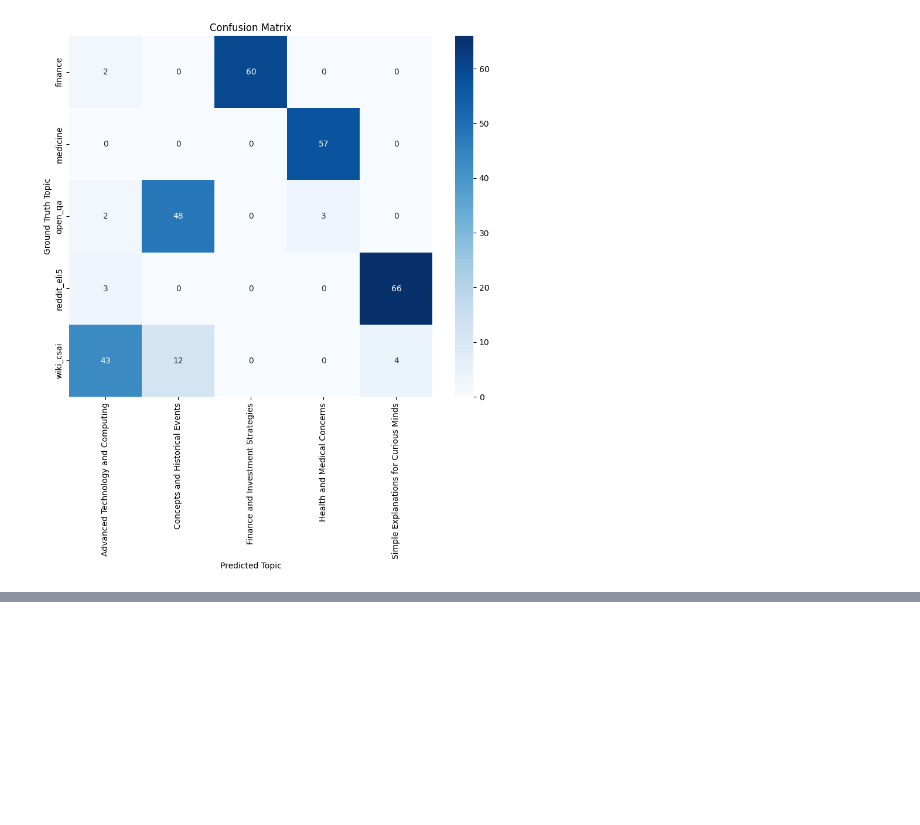
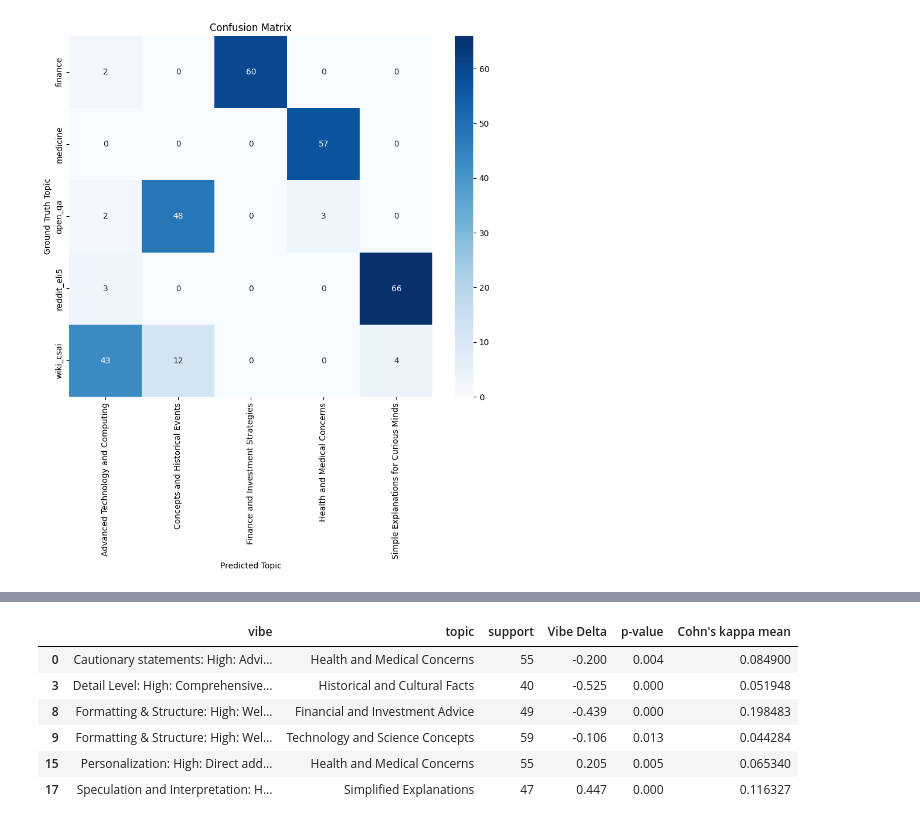
Before and after one commit to lisadunlap/Model-Book-Report, a Jupyter notebook: notebooks/playground.ipynb, the cells around one changed output, grey strips where cells are left out. Cells and saved outputs as stored; diff of their text form; code cells hidden in the pictures; blank space fills up the shorter version.

```diff
--- a/notebooks/playground.ipynb
+++ b/notebooks/playground.ipynb
@@ -303,0 +85,11 @@ summary_metrics
+# %%
+metrics = display_metrics("pipeline_results/multisource_testing_train/no_rubric_test/LLMProposerMultiModel-ClusterSampler_5-JuryRanker/human_answers-chatgpt_answers_k3_seed42-eval-metrics.json")
+metrics[metrics["p-value"] <= 0.05]
+# %% [output]
+|  | vibe | topic | support | Vibe Delta | p-value | Cohn's kappa mean |
+| 0 | Cautionary statements: High: Advi... | Health and Medical Concerns | 55 | -0.200 | 0.004 | 0.084900 |
+| 3 | Detail Level: High: Comprehensive... | Historical and Cultural Facts | 40 | -0.525 | 0.000 | 0.051948 |
+| 8 | Formatting & Structure: High: Wel... | Financial and Investment Advice | 49 | -0.439 | 0.000 | 0.198483 |
+| 9 | Formatting & Structure: High: Wel... | Technology and Science Concepts | 59 | -0.106 | 0.013 | 0.044284 |
+| 15 | Personalization: High: Direct add... | Health and Medical Concerns | 55 | 0.205 | 0.005 | 0.065340 |
+| 17 | Speculation and Interpretation: H... | Simplified Explanations | 47 | 0.447 | 0.000 | 0.116327 |
```
Also changed, not shown: parts of 19 cells of this notebook, 29 other files.
